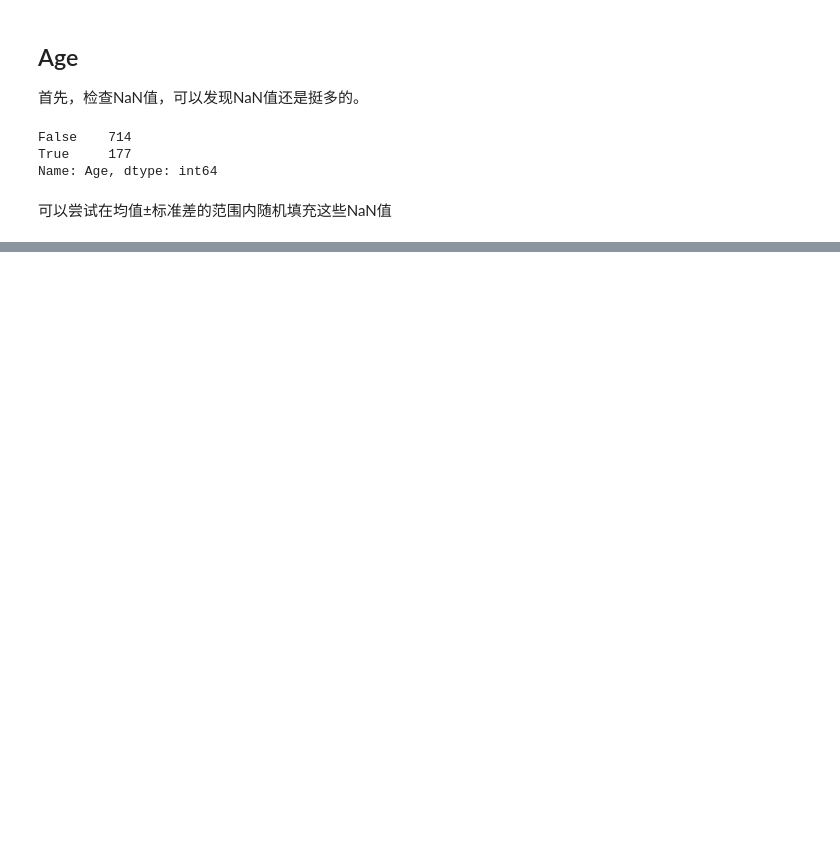
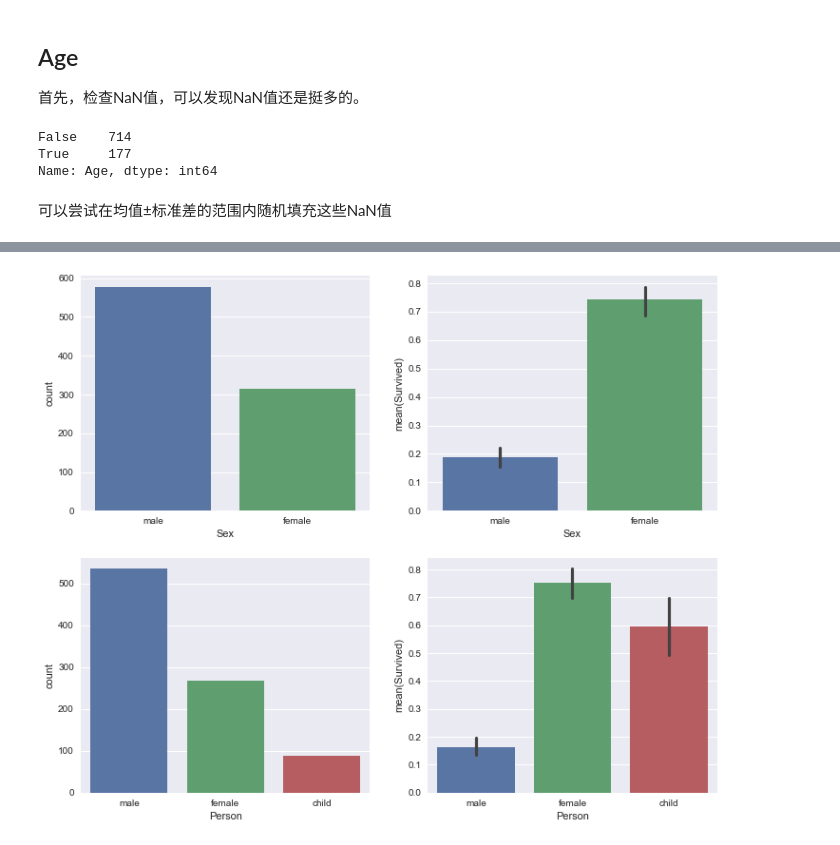
Before and after one commit to coder-ss/ml-learn, a Jupyter notebook: kaggle/Titanic/omarelgabry.ipynb, the cells around one changed output, grey strips where cells are left out. Saved outputs shown, nothing was run; the diff lists cells and outputs as text; code cells hidden in the pictures; blank space fills up the shorter version.

```diff
--- a/kaggle/Titanic/omarelgabry.ipynb
+++ b/kaggle/Titanic/omarelgabry.ipynb
@@ -195,0 +256,11 @@ ax = sns.barplot('Age', 'Survived', data=train_df, ci=None)
+# %%
+train_df['Person'] = train_df.apply(lambda x: 'child' if x['Age'] < 16 else x['Sex'], axis=1)
+
+fig, axs = plt.subplots(nrows=2, ncols=2, figsize=(12, 10))
+
+ax = sns.countplot('Sex', data=train_df, ax=axs[0][0])
+ax = sns.barplot('Sex', 'Survived', data=train_df, ax=axs[0][1])
+ax = sns.countplot('Person', data=train_df, ax=axs[1][0])
+ax = sns.barplot('Person', 'Survived', data=train_df, ax=axs[1][1])
+# %% [output]
+[figure, added]
```
Also changed, not shown: parts of 32 cells of this notebook, 1 other file.
